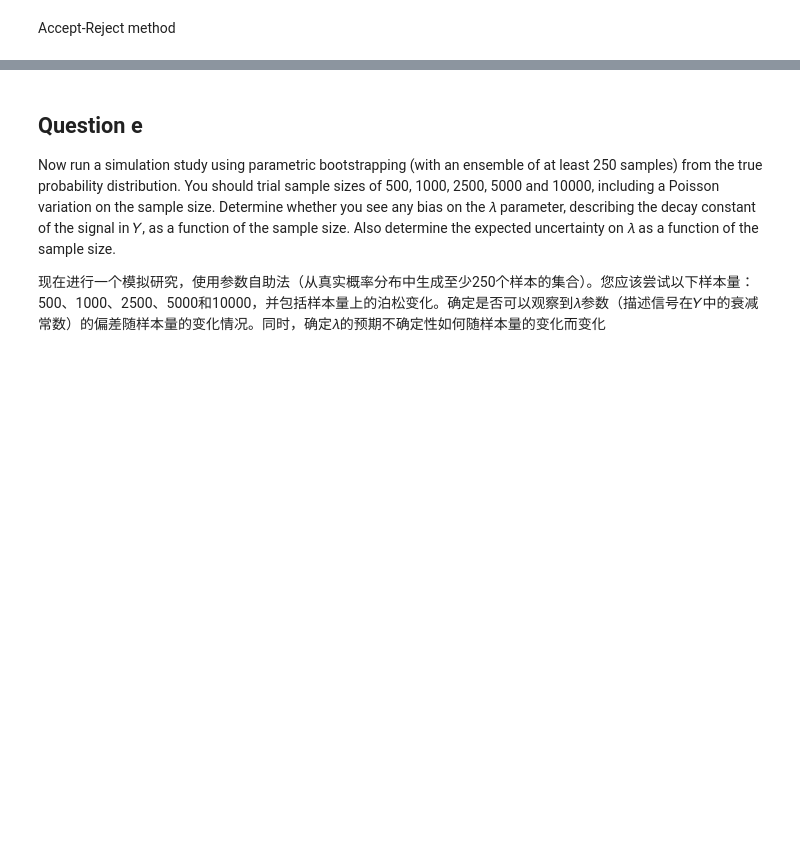
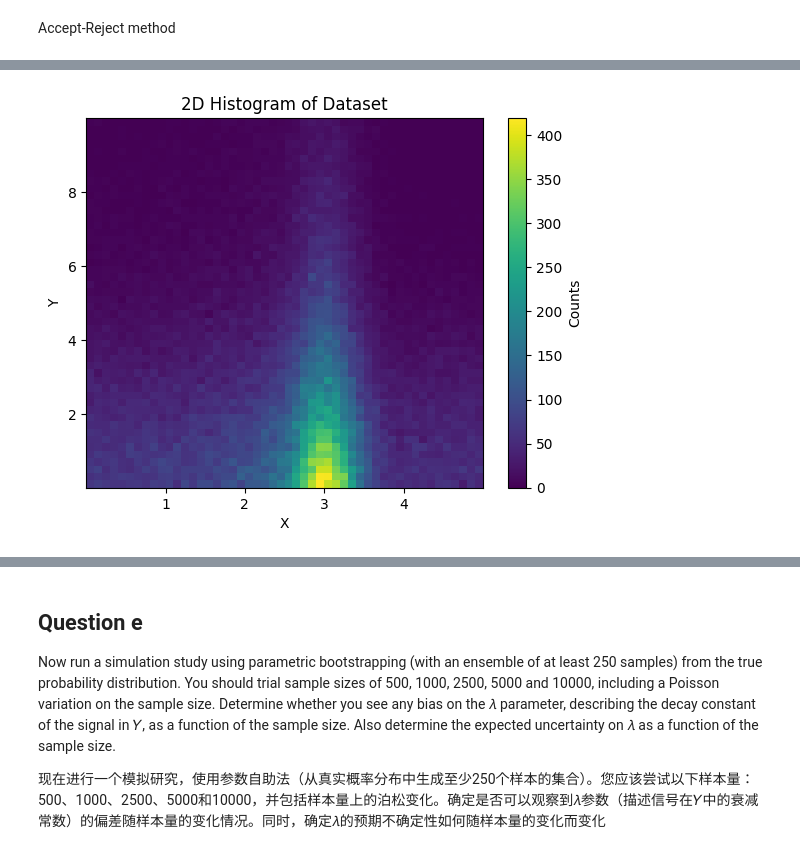
Before and after one commit to john-zhaoyuanzhen/Statistical-Methods-Coursework, a Jupyter notebook: s1.ipynb, the cells around one changed output, grey strips where cells are left out. Cells and saved outputs as stored; diff of their text form; code cells hidden in the pictures; blank space fills up the shorter version.

```diff
--- a/s1.ipynb
+++ b/s1.ipynb
@@ -226,8 +204,9 @@ def accept_reject_batch(func, xrange, yrange, size, fmax=None, seed=None):
+# %%
+def find_max(func, xrange, yrange, **kwargs):
+    """Find the maximum of a function with two arguments over a given range"""
+    f = lambda xy: -func(xy[1], xy[0], **kwargs)
+    X = brute(f, [xrange, yrange])
+    fmax = -f(X)
+    return fmax
 # %%
-samples = accept_reject_batch(
-    func=lambda x, y: f_xy(y, x, mu=3, sigma=0.3, beta=1, m=1.4, f=0.6, lmda=0.3, mu_b=0, sigma_b = 2.5),
-    xrange=(0, 5),
-    yrange=(0, 10),
-    size=100000,
-    seed=15
-)
+f_xy_max = find_max(f_xy, [0, 5], [0, 10], mu = 3, sigma = 0.3, beta = 1, m = 1.4, f = 0.6, lmda = 0.3, mu_b = 0, sigma_b = 2.5)
@@ -291,0 +213,24 @@ print("Time for fitting dataset:", time3)
+# %%
+def accept_reject(size):
+    """Generate samples from f_xy using the accept-reject method"""
+    num_random = 2000000
+    x_values = np.random.uniform(0, 5, num_random)
+    y_values = np.random.uniform(0, 10, num_random)
+    f_values = f_xy(y_values, x_values, mu=3, sigma=0.3, beta=1, m=1.4, f=0.6, lmda=0.3, mu_b=0, sigma_b = 2.5)
+    u_values = np.random.uniform(0, f_xy_max, num_random)
+
+    valid = u_values < f_values
+
+    valid_sample = np.column_stack((x_values[valid], y_values[valid]))
+
+    return valid_sample[:size]
+# %%
+accept_reject_dataset = accept_reject(100000)
+plt.hist2d(accept_reject_dataset[:, 0], accept_reject_dataset[:, 1], bins=[50, 50], cmap='viridis')
+plt.colorbar(label='Counts')
+plt.xlabel('X')
+plt.ylabel('Y')
+plt.title('2D Histogram of Dataset')
+plt.show()
+# %% [output]
+[figure, added]
```
Also changed, not shown: parts of 25 cells of this notebook.
